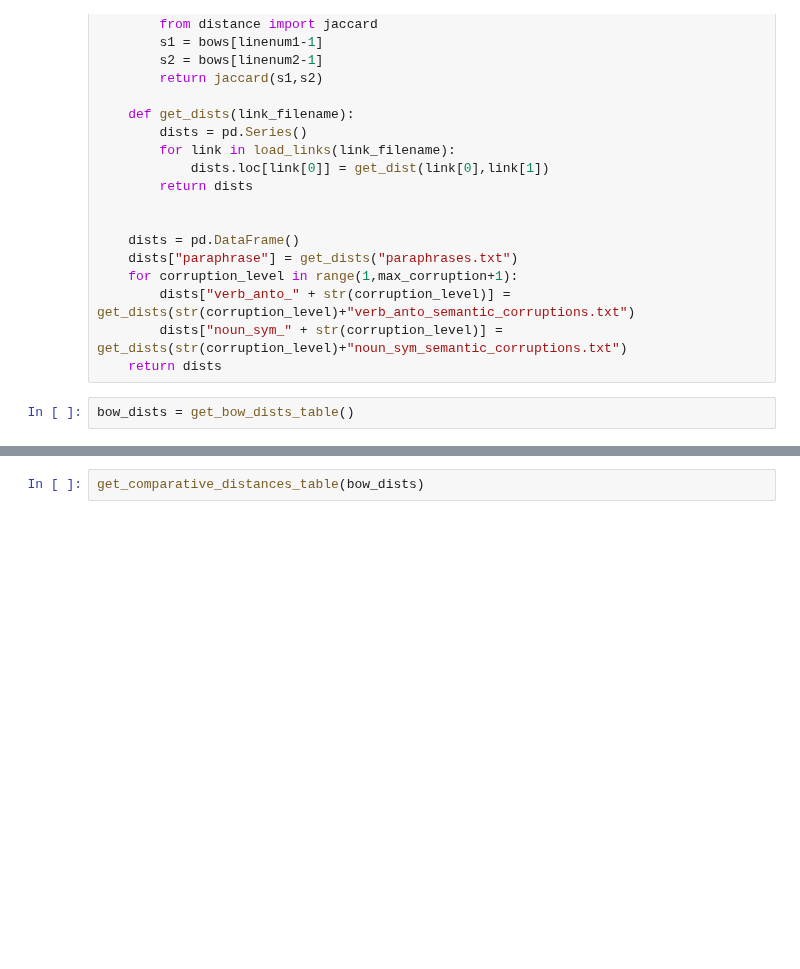
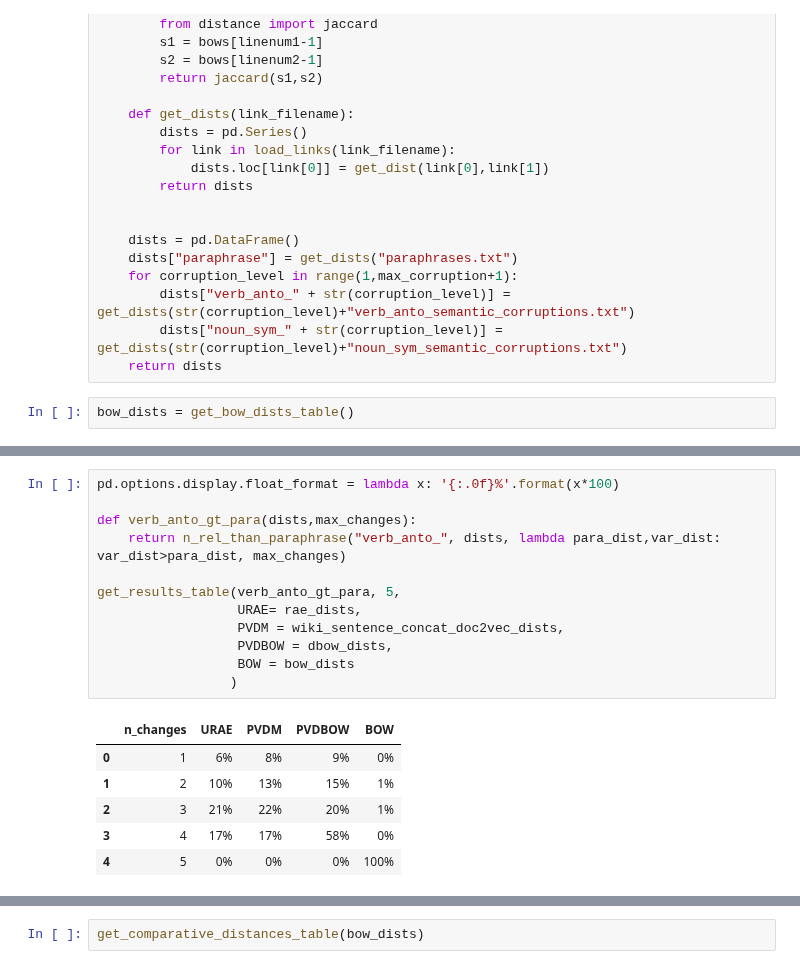
Before and after one commit to oxinabox/phd, a Jupyter notebook: prototypes/Projects/SemanticVsSyntacticEval/results_analysis.ipynb, the cells around one changed output, grey strips where cells are left out. Saved outputs shown, nothing was run; the diff lists cells and outputs as text; blank space fills up the shorter version.

```diff
--- a/prototypes/Projects/SemanticVsSyntacticEval/results_analysis.ipynb
+++ b/prototypes/Projects/SemanticVsSyntacticEval/results_analysis.ipynb
@@ -114,0 +203,19 @@ random_dists = get_dists_table("outVectors_random.csv")
+# %%
+pd.options.display.float_format = lambda x: '{:.0f}%'.format(x*100)
+
+def verb_anto_gt_para(dists,max_changes):
+    return n_rel_than_paraphrase("verb_anto_", dists, lambda para_dist,var_dist: var_dist>para_dist, max_changes)
+
+get_results_table(verb_anto_gt_para, 5,
+                  URAE= rae_dists,
+                  PVDM = wiki_sentence_concat_doc2vec_dists,
+                  PVDBOW = dbow_dists,
+                  BOW = bow_dists
+                 )
+# %% [output]
+|  | n_changes | URAE | PVDM | PVDBOW | BOW |
+| 0 | 1 | 6% | 8% | 9% | 0% |
+| 1 | 2 | 10% | 13% | 15% | 1% |
+| 2 | 3 | 21% | 22% | 20% | 1% |
+| 3 | 4 | 17% | 17% | 58% | 0% |
+| 4 | 5 | 0% | 0% | 0% | 100% |
```
Also changed, not shown: parts of 12 cells of this notebook.
